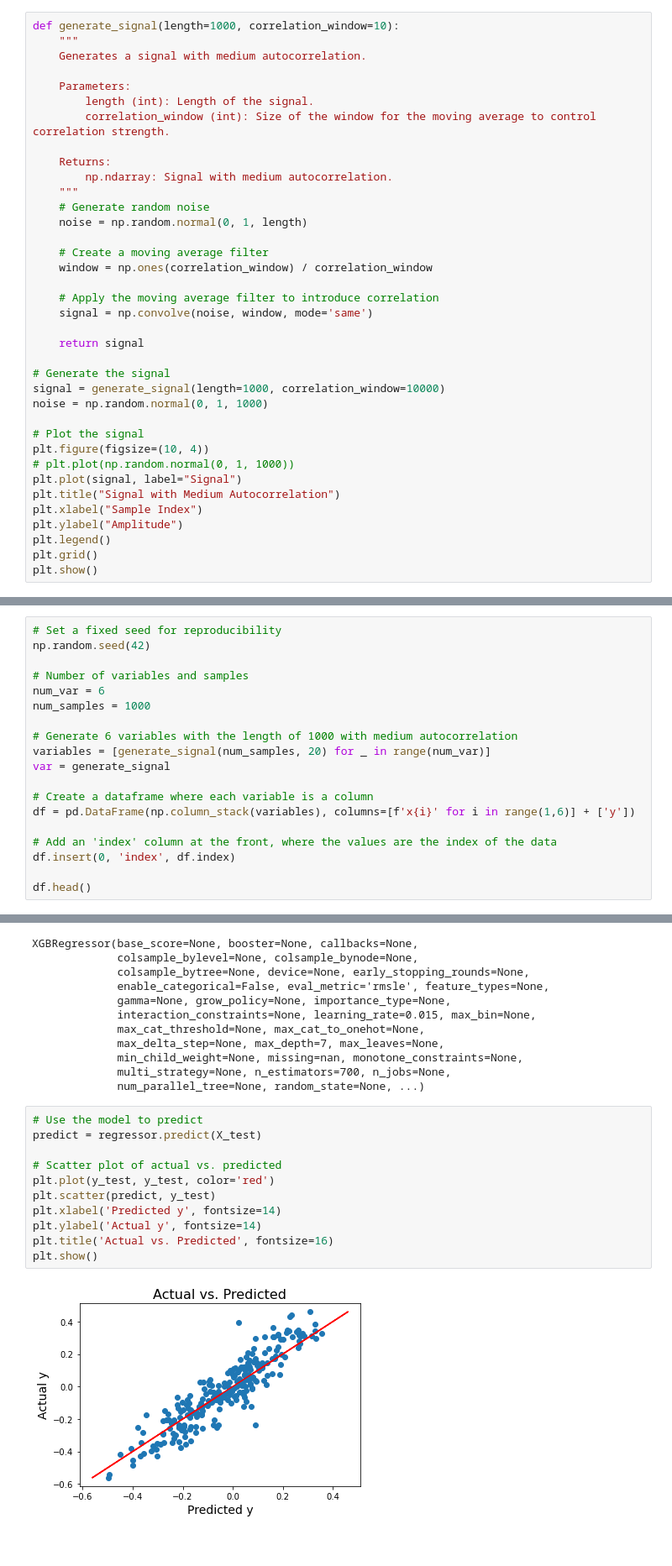
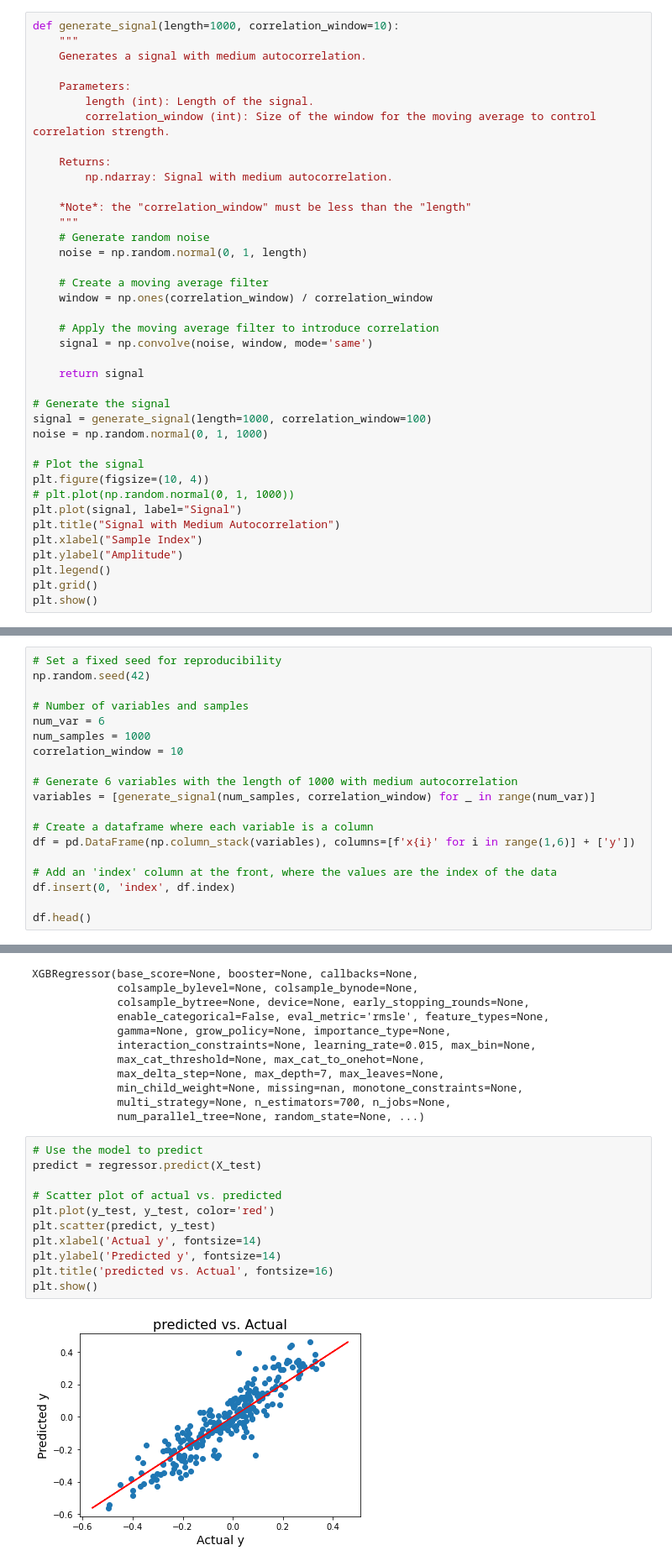
Before and after one commit to SaharGholipour/short_projects, a Jupyter notebook: randomVar_modelTraining.ipynb, the cells around one changed output, grey strips where cells are left out. Shown: that part at 84% size. Saved outputs shown, nothing was run; the diff lists cells and outputs as text.

```diff
--- a/randomVar_modelTraining.ipynb
+++ b/randomVar_modelTraining.ipynb
@@ -138,6 +160,8 @@ def generate_signal(length=1000, correlation_window=10):
 
     Returns:
         np.ndarray: Signal with medium autocorrelation.
+
+    *Note*: the "correlation_window" must be less than the "length"
     """
     # Generate random noise
     noise = np.random.normal(0, 1, length)
@@ -151,7 +175,7 @@ def generate_signal(length=1000, correlation_window=10):
     return signal
 
 # Generate the signal
-signal = generate_signal(length=1000, correlation_window=10000)
+signal = generate_signal(length=1000, correlation_window=100)
 noise = np.random.normal(0, 1, 1000)
 
 # Plot the signal
@@ -196,10 +247,10 @@ np.random.seed(42)
 # Number of variables and samples
 num_var = 6
 num_samples = 1000
+correlation_window = 10
 
 # Generate 6 variables with the length of 1000 with medium autocorrelation
-variables = [generate_signal(num_samples, 20) for _ in range(num_var)]
-var = generate_signal
+variables = [generate_signal(num_samples, correlation_window) for _ in range(num_var)]
 
 # Create a dataframe where each variable is a column
 df = pd.DataFrame(np.column_stack(variables), columns=[f'x{i}' for i in range(1,6)] + ['y'])
@@ -264,16 +314,16 @@ XGBRegressor(base_score=None, booster=None, callbacks=None,
 # %%
 # Use the model to predict
 predict = regressor.predict(X_test)
 
 # Scatter plot of actual vs. predicted
 plt.plot(y_test, y_test, color='red')
 plt.scatter(predict, y_test)
-plt.xlabel('Predicted y', fontsize=14)
-plt.ylabel('Actual y', fontsize=14)
-plt.title('Actual vs. Predicted', fontsize=16)
+plt.xlabel('Actual y', fontsize=14)
+plt.ylabel('Predicted y', fontsize=14)
+plt.title('predicted vs. Actual', fontsize=16)
 plt.show()
 # %% [output]
-[figure, old version]
+[figure, new version]
 # %%
 # Mean Squared Error
 mse = mean_squared_error(y_test, predict)
```
Also changed, not shown: parts of 12 cells of this notebook.
